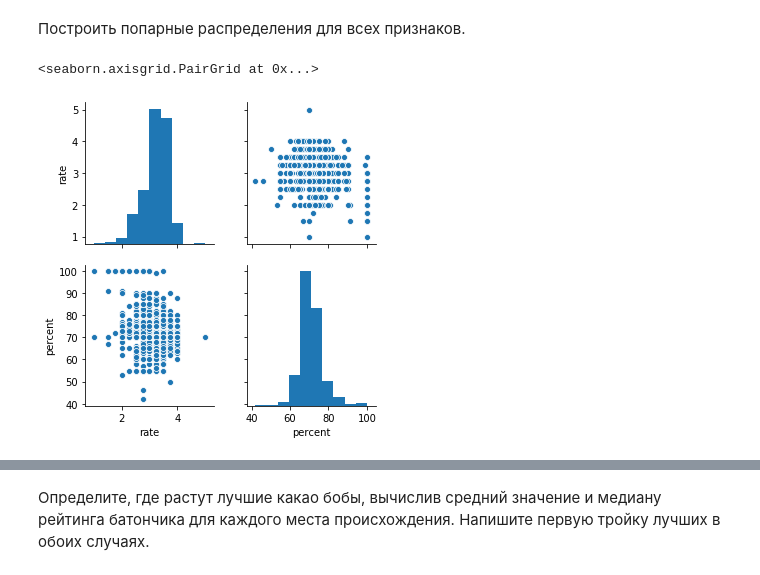
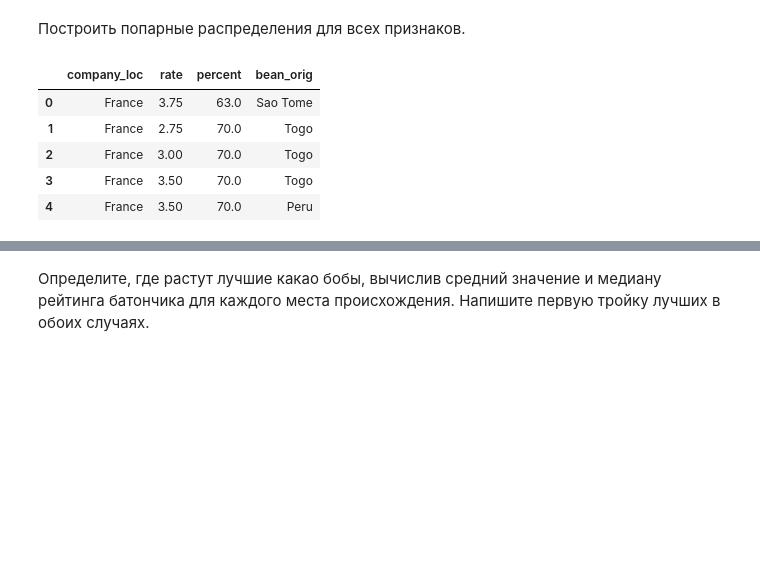
Before and after one commit to lexsirius/data_science_projects, a Jupyter notebook: ml_cource/lab1_pandas/lab_pandas.ipynb, the cells around one changed output, grey strips where cells are left out. Drawn from its saved outputs; the diff is of its cells as text; code cells hidden in the pictures; blank space fills up the shorter version.

```diff
--- a/ml_cource/lab1_pandas/lab_pandas.ipynb
+++ b/ml_cource/lab1_pandas/lab_pandas.ipynb
@@ -245,8 +258,12 @@ from sklearn import preprocessing
 from seaborn import pairplot
 # %% [markdown]
 Построить попарные распределения для всех признаков.
-# %%
-pairplot(data=best_bar)
-# %% [output]
-<seaborn.axisgrid.PairGrid at 0x...>
-[figure, removed]
+# %%
+best_bar.head()
+# %% [output]
+|  | company_loc | rate | percent | bean_orig |
+| 0 | France | 3.75 | 63.0 | Sao Tome |
+| 1 | France | 2.75 | 70.0 | Togo |
+| 2 | France | 3.00 | 70.0 | Togo |
+| 3 | France | 3.50 | 70.0 | Togo |
+| 4 | France | 3.50 | 70.0 | Peru |
```
Also changed, not shown: parts of 7 cells of this notebook.
